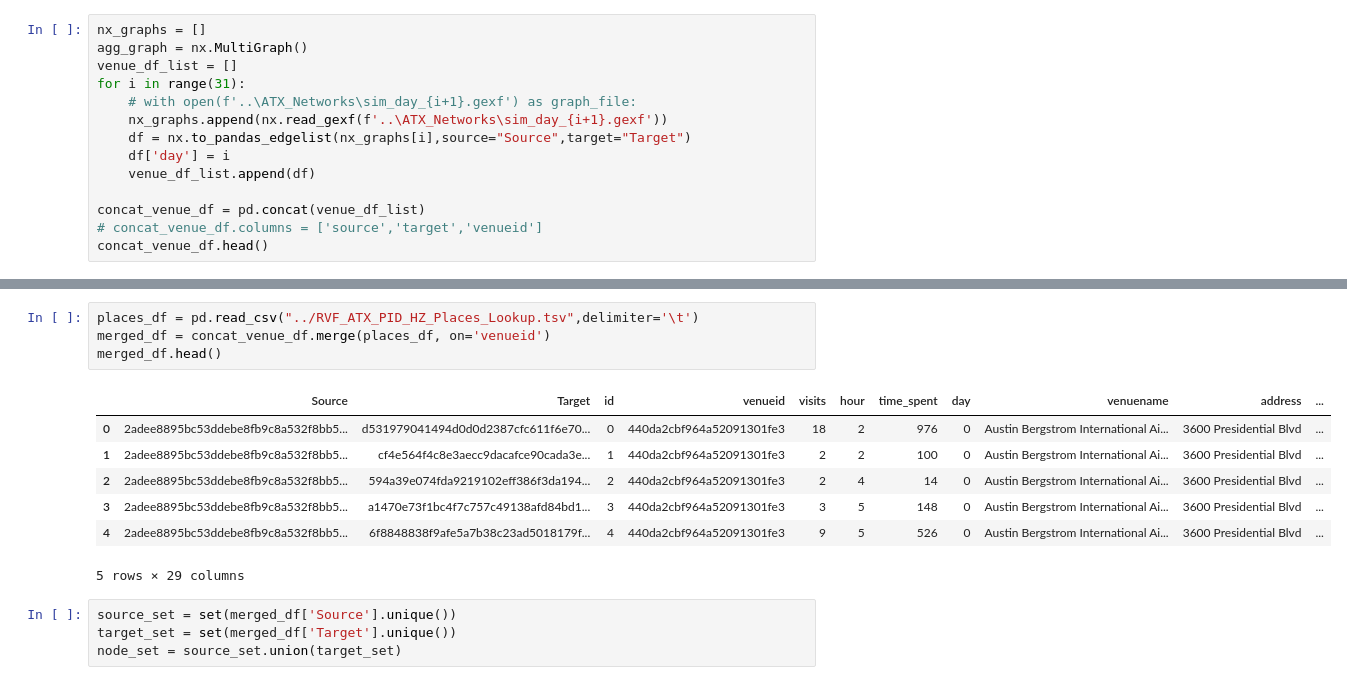
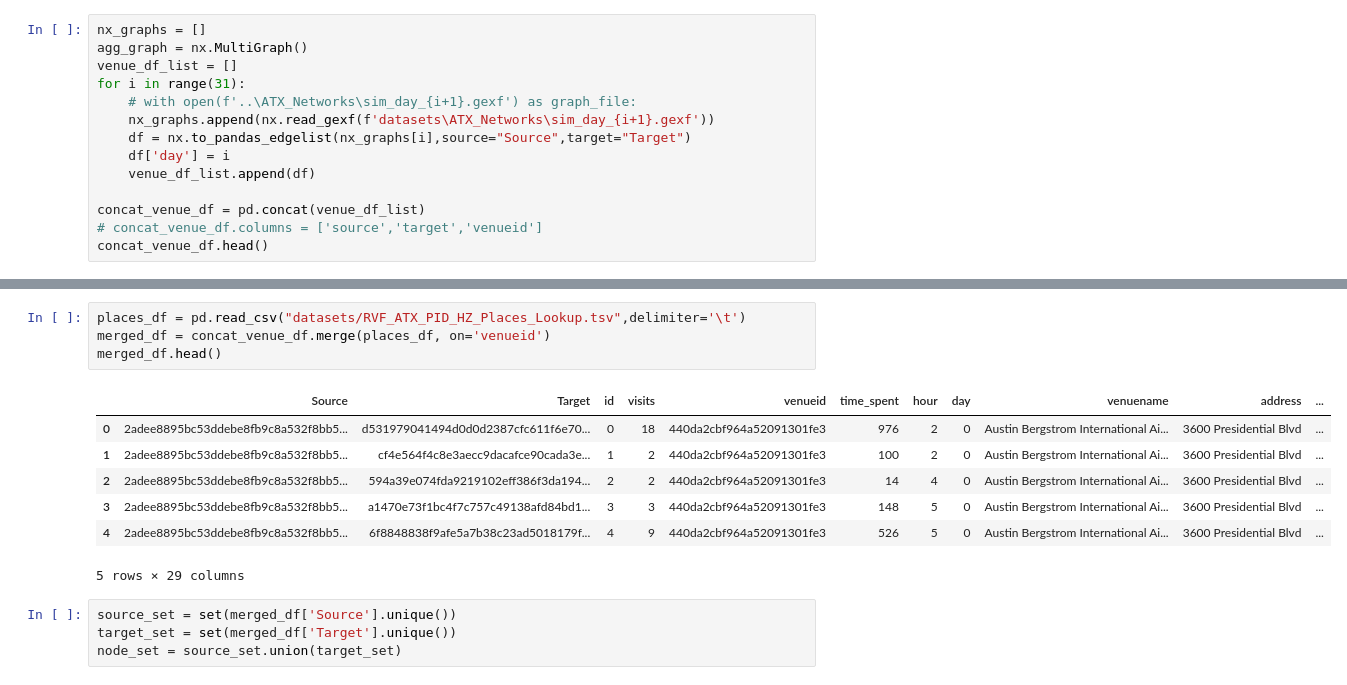
Before and after one commit to Djadih/Complex-Networks-Colocations, a Jupyter notebook: time_prediction.ipynb, the cells around one changed output, grey strips where cells are left out. Saved outputs shown, nothing was run; the diff lists cells and outputs as text.

```diff
--- a/time_prediction.ipynb
+++ b/time_prediction.ipynb
@@ -11,7 +12,7 @@ agg_graph = nx.MultiGraph()
 venue_df_list = []
 for i in range(31):
     # with open(f'..\ATX_Networks\sim_day_{i+1}.gexf') as graph_file:
-    nx_graphs.append(nx.read_gexf(f'..\ATX_Networks\sim_day_{i+1}.gexf'))
+    nx_graphs.append(nx.read_gexf(f'datasets\ATX_Networks\sim_day_{i+1}.gexf'))
     df = nx.to_pandas_edgelist(nx_graphs[i],source="Source",target="Target")
     df['day'] = i
     venue_df_list.append(df)
@@ -29,14 +30,14 @@ concat_venue_df.head()
 # %%
-places_df = pd.read_csv("../RVF_ATX_PID_HZ_Places_Lookup.tsv",delimiter='\t')
+places_df = pd.read_csv("datasets/RVF_ATX_PID_HZ_Places_Lookup.tsv",delimiter='\t')
 merged_df = concat_venue_df.merge(places_df, on='venueid')
 merged_df.head()
 # %% [output]
-|  | Source | Target | id | venueid | visits | hour | time_spent | day | venuename | address | ... |
-| 0 | 2adee8895bc53ddebe8fb9c8a532f8bb5... | d531979041494d0d0d2387cfc611f6e70... | 0 | 440da2cbf964a52091301fe3 | 18 | 2 | 976 | 0 | Austin Bergstrom International Ai... | 3600 Presidential Blvd | ... |
-| 1 | 2adee8895bc53ddebe8fb9c8a532f8bb5... | cf4e564f4c8e3aecc9dacafce90cada3e... | 1 | 440da2cbf964a52091301fe3 | 2 | 2 | 100 | 0 | Austin Bergstrom International Ai... | 3600 Presidential Blvd | ... |
-| 2 | 2adee8895bc53ddebe8fb9c8a532f8bb5... | 594a39e074fda9219102eff386f3da194... | 2 | 440da2cbf964a52091301fe3 | 2 | 4 | 14 | 0 | Austin Bergstrom International Ai... | 3600 Presidential Blvd | ... |
-| 3 | 2adee8895bc53ddebe8fb9c8a532f8bb5... | a1470e73f1bc4f7c757c49138afd84bd1... | 3 | 440da2cbf964a52091301fe3 | 3 | 5 | 148 | 0 | Austin Bergstrom International Ai... | 3600 Presidential Blvd | ... |
-| 4 | 2adee8895bc53ddebe8fb9c8a532f8bb5... | 6f8848838f9afe5a7b38c23ad5018179f... | 4 | 440da2cbf964a52091301fe3 | 9 | 5 | 526 | 0 | Austin Bergstrom International Ai... | 3600 Presidential Blvd | ... |
+|  | Source | Target | id | visits | venueid | time_spent | hour | day | venuename | address | ... |
+| 0 | 2adee8895bc53ddebe8fb9c8a532f8bb5... | d531979041494d0d0d2387cfc611f6e70... | 0 | 18 | 440da2cbf964a52091301fe3 | 976 | 2 | 0 | Austin Bergstrom International Ai... | 3600 Presidential Blvd | ... |
+| 1 | 2adee8895bc53ddebe8fb9c8a532f8bb5... | cf4e564f4c8e3aecc9dacafce90cada3e... | 1 | 2 | 440da2cbf964a52091301fe3 | 100 | 2 | 0 | Austin Bergstrom International Ai... | 3600 Presidential Blvd | ... |
+| 2 | 2adee8895bc53ddebe8fb9c8a532f8bb5... | 594a39e074fda9219102eff386f3da194... | 2 | 2 | 440da2cbf964a52091301fe3 | 14 | 4 | 0 | Austin Bergstrom International Ai... | 3600 Presidential Blvd | ... |
+| 3 | 2adee8895bc53ddebe8fb9c8a532f8bb5... | a1470e73f1bc4f7c757c49138afd84bd1... | 3 | 3 | 440da2cbf964a52091301fe3 | 148 | 5 | 0 | Austin Bergstrom International Ai... | 3600 Presidential Blvd | ... |
+| 4 | 2adee8895bc53ddebe8fb9c8a532f8bb5... | 6f8848838f9afe5a7b38c23ad5018179f... | 4 | 9 | 440da2cbf964a52091301fe3 | 526 | 5 | 0 | Austin Bergstrom International Ai... | 3600 Presidential Blvd | ... |
 5 rows × 29 columns
 # %%
 source_set = set(merged_df['Source'].unique())
```
Also changed, not shown: parts of 18 cells of this notebook, 1 other file.
